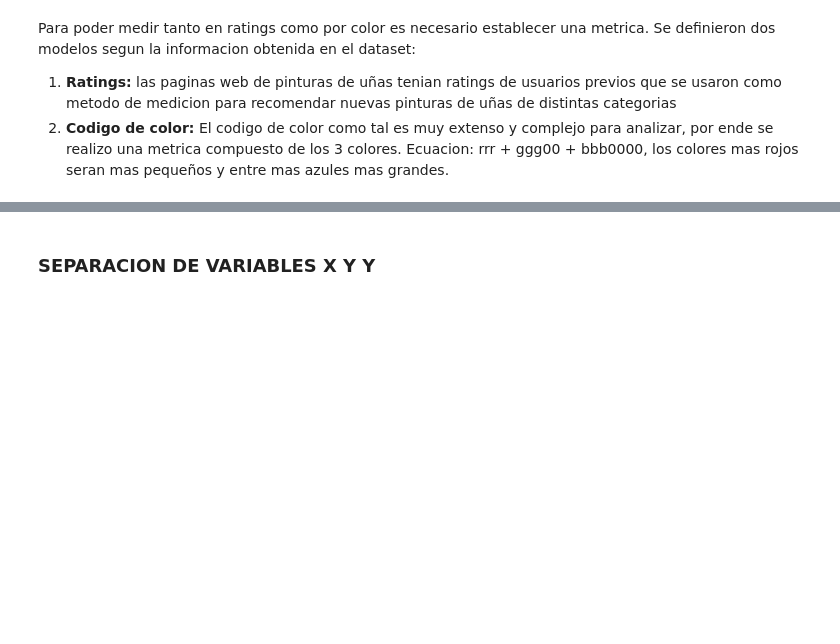
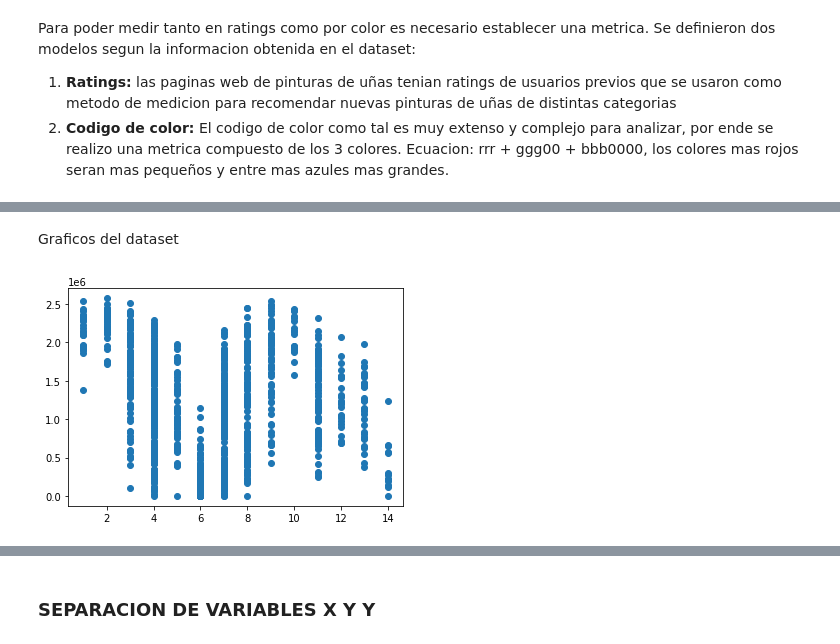
Before and after one commit to mariannaflores/final_eml, a Jupyter notebook: proyecto_final.ipynb, the cells around one changed output, grey strips where cells are left out. Drawn from its saved outputs; the diff is of its cells as text; code cells hidden in the pictures; blank space fills up the shorter version.

```diff
--- a/proyecto_final.ipynb
+++ b/proyecto_final.ipynb
@@ -149,0 +207,8 @@ df['color'] = df['r'] + df['g']*100 + df['b']*10000
+# %% [markdown]
+Graficos del dataset
+# %%
+#Distribucion de pinturas de uñas por categoria y pureza de los colores
+plt.scatter(df.category, df.color)
+plt.show()
+# %% [output]
+[figure, added]
```
Also changed, not shown: parts of 23 cells of this notebook.
